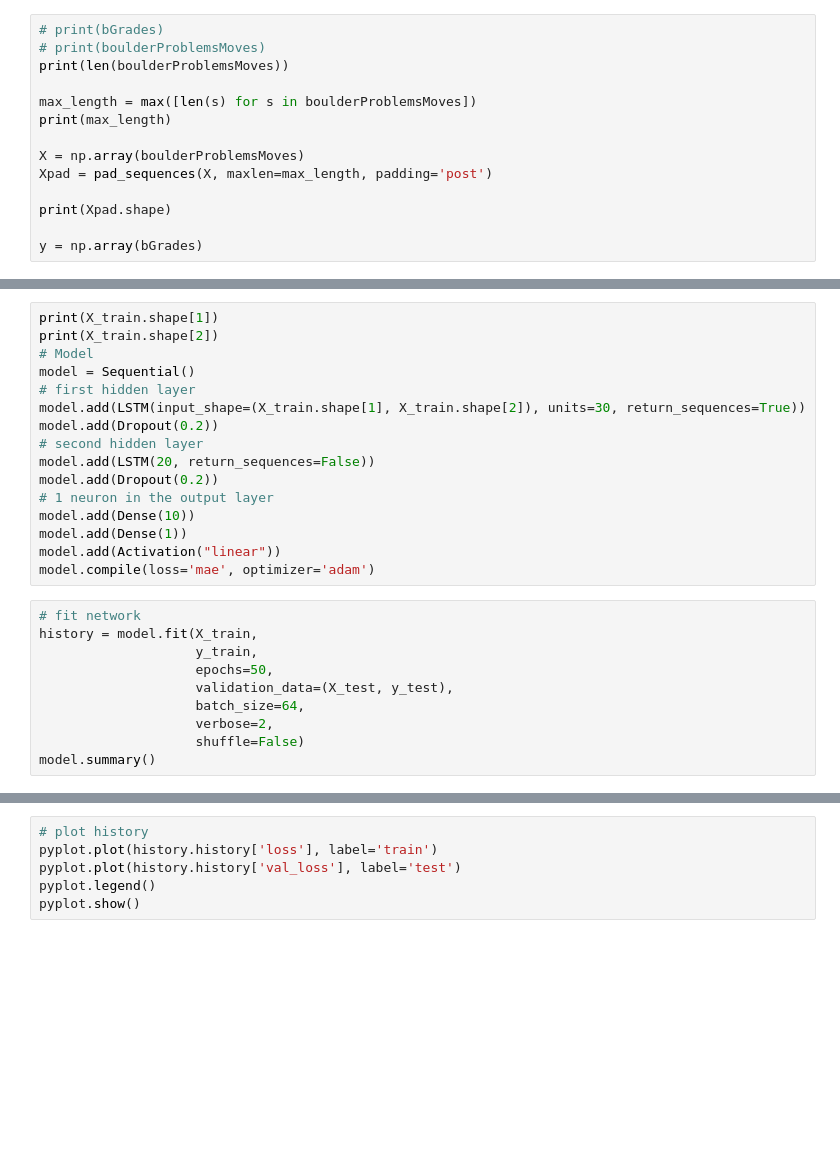
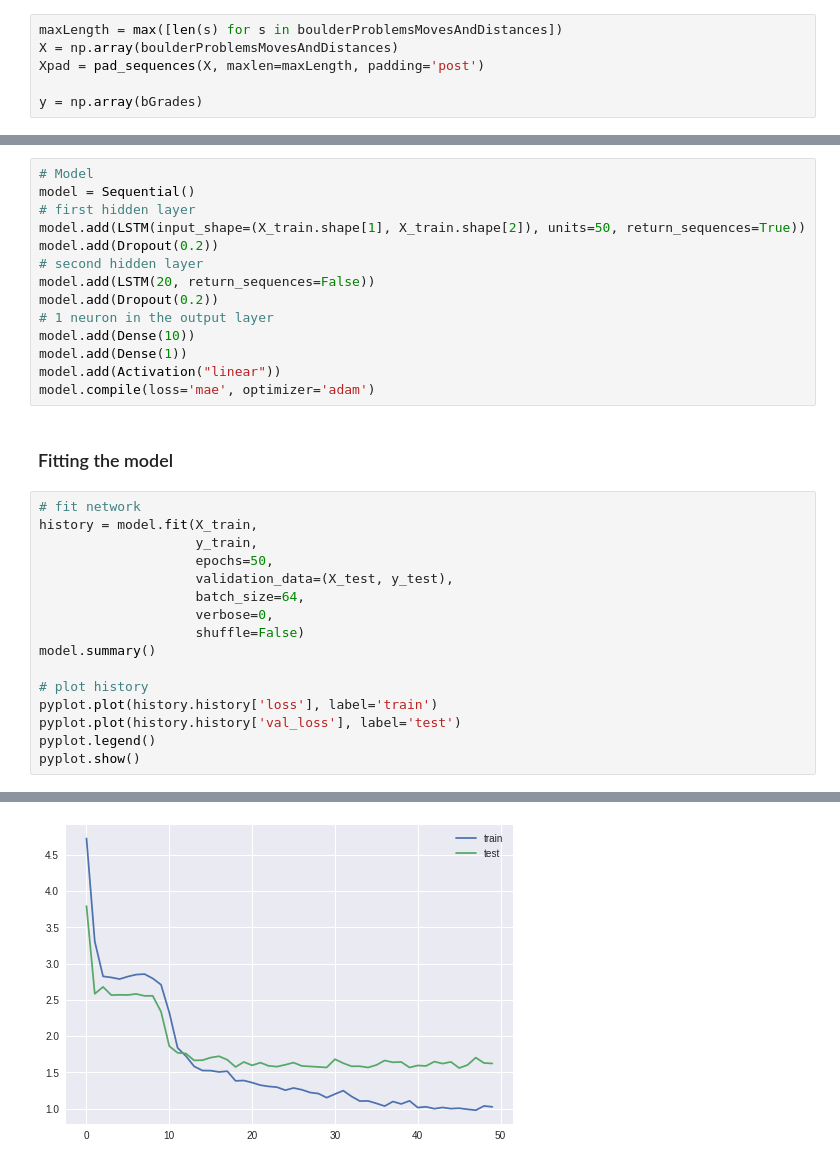
Before and after one commit to ClementBM/climbing-moonboard-ai, a Jupyter notebook: LSTM_BoulderProblem.ipynb, the cells around one changed output, grey strips where cells are left out. Drawn from its saved outputs; the diff is of its cells as text; blank space fills up the shorter version.

```diff
--- a/LSTM_BoulderProblem.ipynb
+++ b/LSTM_BoulderProblem.ipynb
@@ -101,14 +171,6 @@ for dataFile in dataFiles:
 # %%
-# print(bGrades)
-# print(boulderProblemsMoves)
-print(len(boulderProblemsMoves))
-
-max_length = max([len(s) for s in boulderProblemsMoves])
-print(max_length)
-
-X = np.array(boulderProblemsMoves)
-Xpad = pad_sequences(X, maxlen=max_length, padding='post')
-
-print(Xpad.shape)
+maxLength = max([len(s) for s in boulderProblemsMovesAndDistances])
+X = np.array(boulderProblemsMovesAndDistances)
+Xpad = pad_sequences(X, maxlen=maxLength, padding='post')
 
 y = np.array(bGrades)
@@ -126,10 +207,8 @@ print(y_test)
 # %%
-print(X_train.shape[1])
-print(X_train.shape[2])
 # Model
 model = Sequential()
 # first hidden layer
-model.add(LSTM(input_shape=(X_train.shape[1], X_train.shape[2]), units=30, return_sequences=True))
+model.add(LSTM(input_shape=(X_train.shape[1], X_train.shape[2]), units=50, return_sequences=True))
 model.add(Dropout(0.2))
 # second hidden layer
 model.add(LSTM(20, return_sequences=False))
@@ -139,6 +218,8 @@ model.add(Dense(10))
 model.add(Dense(1))
 model.add(Activation("linear"))
 model.compile(loss='mae', optimizer='adam')
+# %% [markdown]
+### Fitting the model
 # %%
 # fit network
 history = model.fit(X_train,
@@ -146,6 +227,13 @@ history = model.fit(X_train,
                     epochs=50,
                     validation_data=(X_test, y_test),
                     batch_size=64,
-                    verbose=2,
+                    verbose=0,
                     shuffle=False)
 model.summary()
+
+# plot history
+pyplot.plot(history.history['loss'], label='train')
+pyplot.plot(history.history['val_loss'], label='test')
+pyplot.legend()
+pyplot.show()
+# %% [output]
@@ -152,6 +257 @@ model.summary()
+[figure, added]
-# %%
-# plot history
-pyplot.plot(history.history['loss'], label='train')
-pyplot.plot(history.history['val_loss'], label='test')
-pyplot.legend()
-pyplot.show()
```
Also changed, not shown: parts of 16 cells of this notebook.
